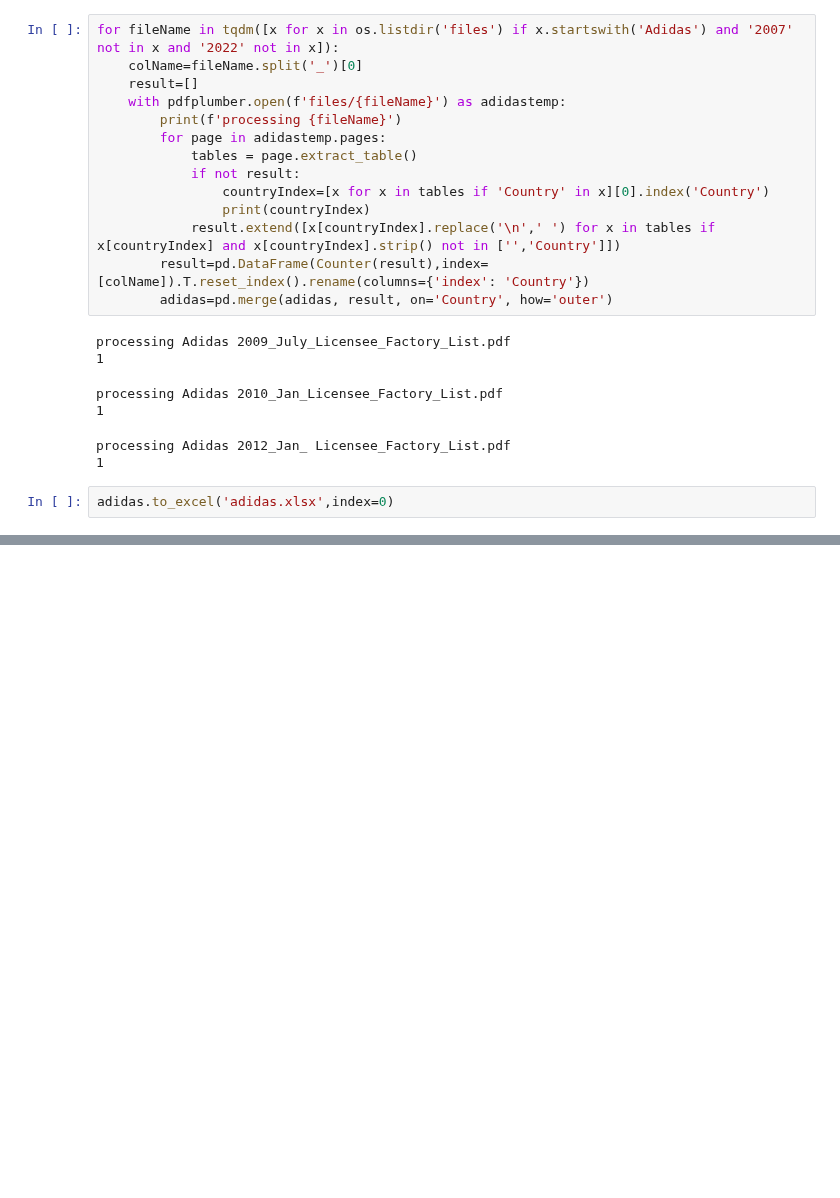
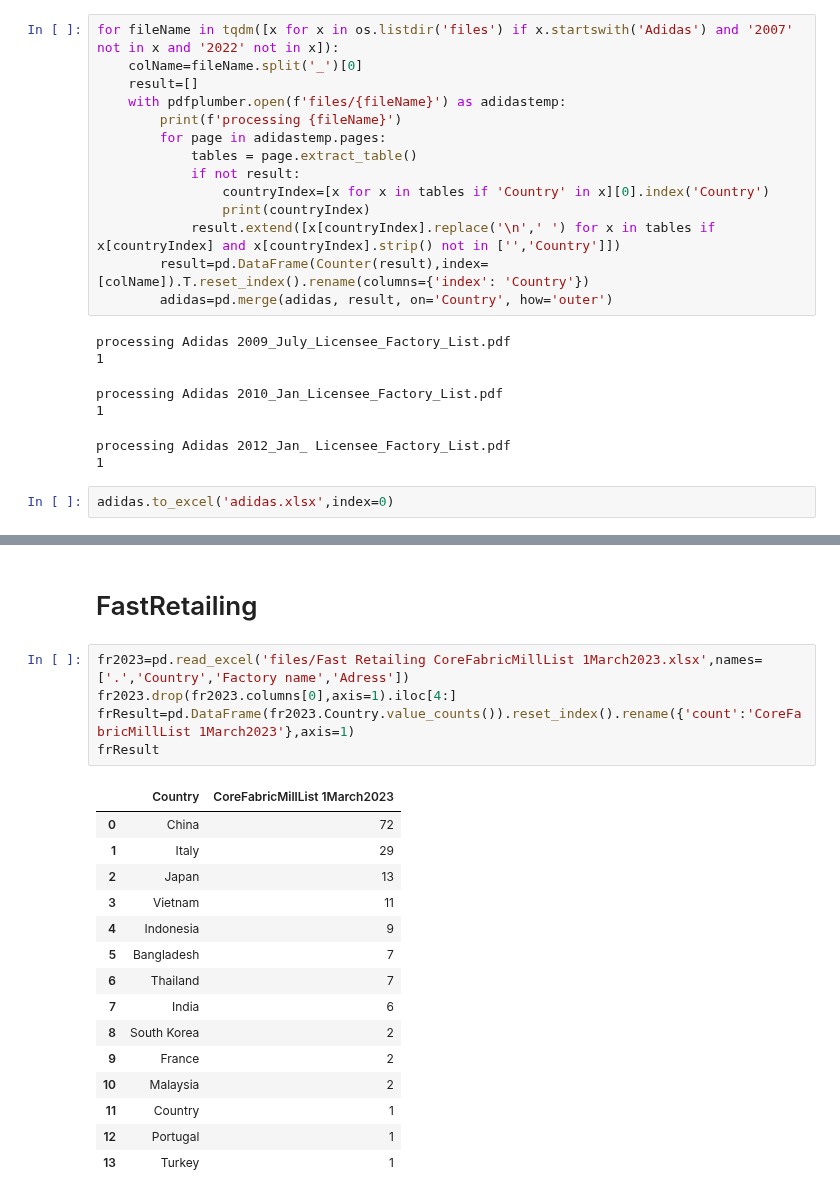
Before and after one commit to xolyn/labor_audit, a Jupyter notebook: LingyuZhou/FA24/FactoriesTable.BW/extract.ipynb, the cells around one changed output, grey strips where cells are left out. Saved outputs shown, nothing was run; the diff lists cells and outputs as text; blank space fills up the shorter version.

```diff
--- a/LingyuZhou/FA24/FactoriesTable.BW/extract.ipynb
+++ b/LingyuZhou/FA24/FactoriesTable.BW/extract.ipynb
@@ -43,0 +84,23 @@ adidas.to_excel('adidas.xlsx',index=0)
+# %% [markdown]
+# FastRetailing
+# %%
+fr2023=pd.read_excel('files/Fast Retailing CoreFabricMillList 1March2023.xlsx',names=['.','Country','Factory name','Adress'])
+fr2023.drop(fr2023.columns[0],axis=1).iloc[4:]
+frResult=pd.DataFrame(fr2023.Country.value_counts()).reset_index().rename({'count':'CoreFabricMillList 1March2023'},axis=1)
+frResult
+# %% [output]
+|  | Country | CoreFabricMillList 1March2023 |
+| 0 | China | 72 |
+| 1 | Italy | 29 |
+| 2 | Japan | 13 |
+| 3 | Vietnam | 11 |
+| 4 | Indonesia | 9 |
+| 5 | Bangladesh | 7 |
+| 6 | Thailand | 7 |
+| 7 | India | 6 |
+| 8 | South Korea | 2 |
+| 9 | France | 2 |
+| 10 | Malaysia | 2 |
+| 11 | Country | 1 |
+| 12 | Portugal | 1 |
+| 13 | Turkey | 1 |
```
Also changed, not shown: parts of 12 cells of this notebook, 9 other files.
